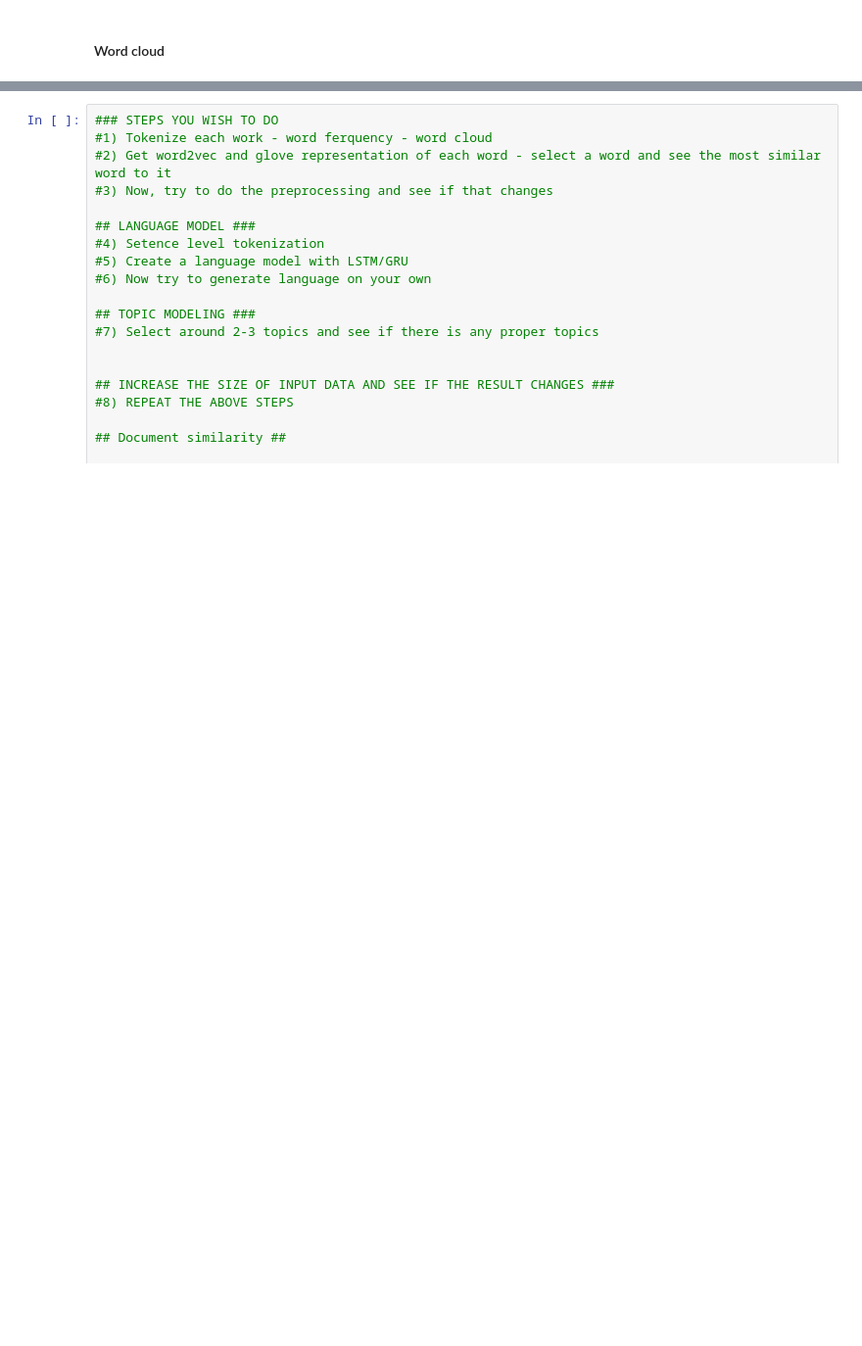
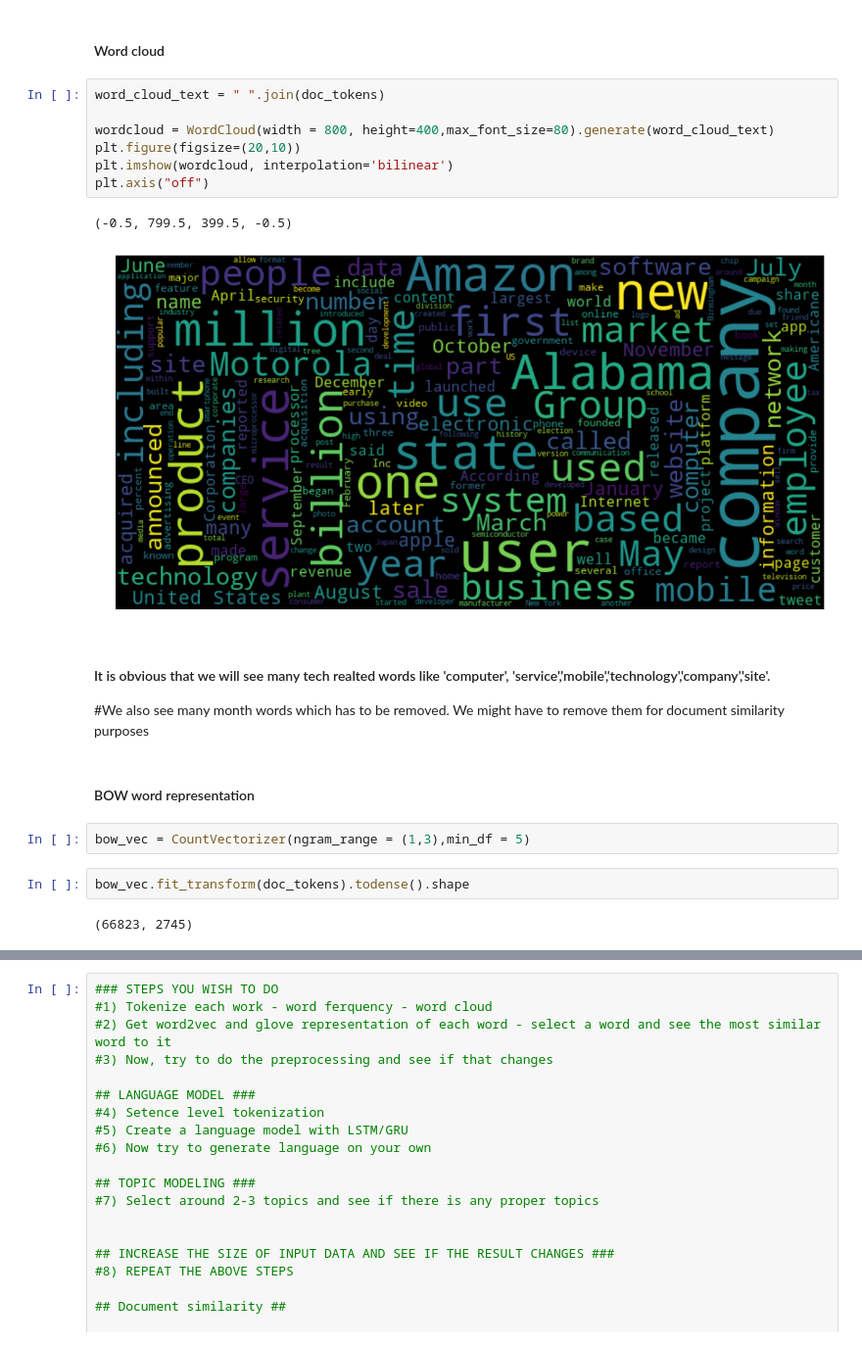
Before and after one commit to Murugesan108/Wikipedia-TextAnalysis, a Jupyter notebook: Wikipedia - Text Mining.ipynb, the cells around one changed output, grey strips where cells are left out. Shown at 98% size. Saved outputs shown, nothing was run; the diff lists cells and outputs as text; blank space fills up the shorter version.

```diff
--- a/Wikipedia - Text Mining.ipynb
+++ b/Wikipedia - Text Mining.ipynb
@@ -64,2 +85,23 @@ token_freq.most_common(20)
 # %% [markdown]
 #### Word cloud
+# %%
+word_cloud_text = " ".join(doc_tokens)
+
+wordcloud = WordCloud(width = 800, height=400,max_font_size=80).generate(word_cloud_text)
+plt.figure(figsize=(20,10))
+plt.imshow(wordcloud, interpolation='bilinear')
+plt.axis("off")
+# %% [output]
+(-0.5, 799.5, 399.5, -0.5)
+[figure, added]
+# %% [markdown]
+#### It is obvious that we will see many tech realted words like 'computer', 'service','mobile','technology','company','site'.
+#We also see many month words which has to be removed. We might have to remove them for document similarity purposes
+# %% [markdown]
+#### BOW word representation
+# %%
+bow_vec = CountVectorizer(ngram_range = (1,3),min_df = 5)
+# %%
+bow_vec.fit_transform(doc_tokens).todense().shape
+# %% [output]
+(66823, 2745)
```
Also changed, not shown: parts of 26 cells of this notebook.
